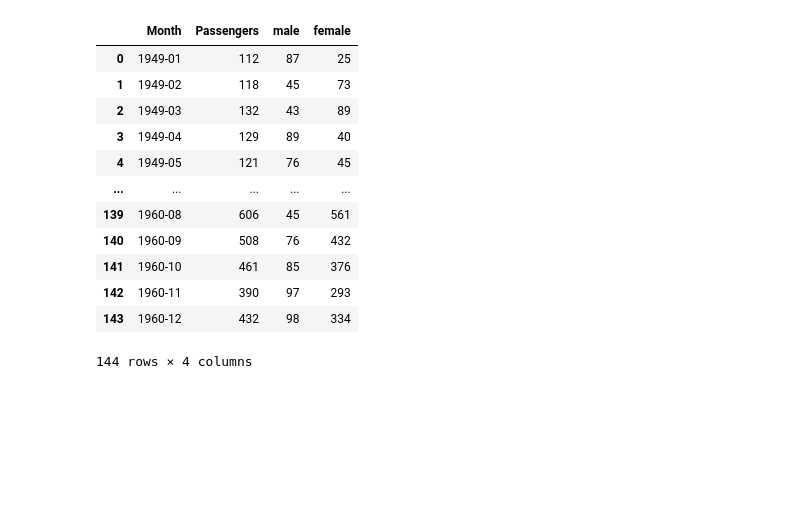
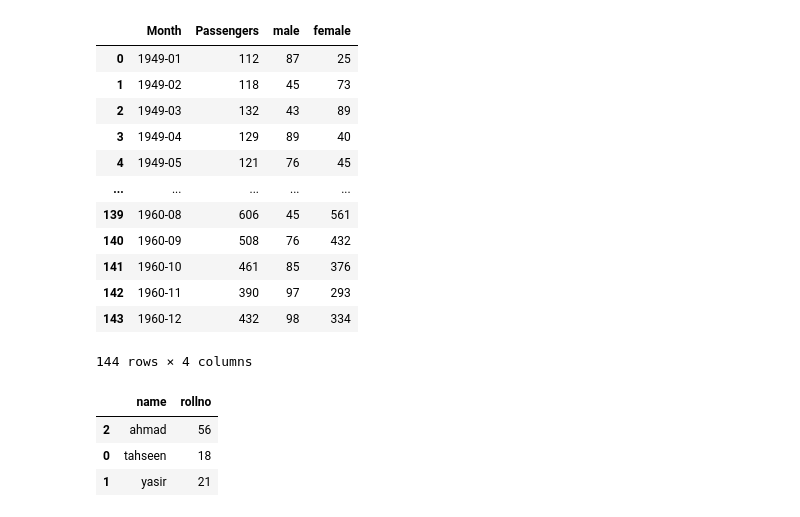
Before and after one commit to tahseen2003/python, a Jupyter notebook: practice.ipynb, the cells around one changed output. Drawn from its saved outputs; the diff is of its cells as text; code cells hidden in the pictures; blank space fills up the shorter version.

```diff
--- a/practice.ipynb
+++ b/practice.ipynb
@@ -742,5 +780,16 @@ air
 | 142 | 1960-11 | 390 | 97 | 293 |
 | 143 | 1960-12 | 432 | 98 | 334 |
 144 rows × 4 columns
+# %%
+import pandas as pd
+student=pd.DataFrame({'name':["tahseen",'yasir','ahmad'],
+ 'rollno':[18,21,56]})
+student.sort_values(by=['name'],inplace=True)
+student
+# %% [output]
+|  | name | rollno |
+| 2 | ahmad | 56 |
+| 0 | tahseen | 18 |
+| 1 | yasir | 21 |
 # %%
 air.to_csv("air_pass_new.csv",index=False)
```
Also changed, not shown: parts of 5 cells of this notebook, 3 other files.
